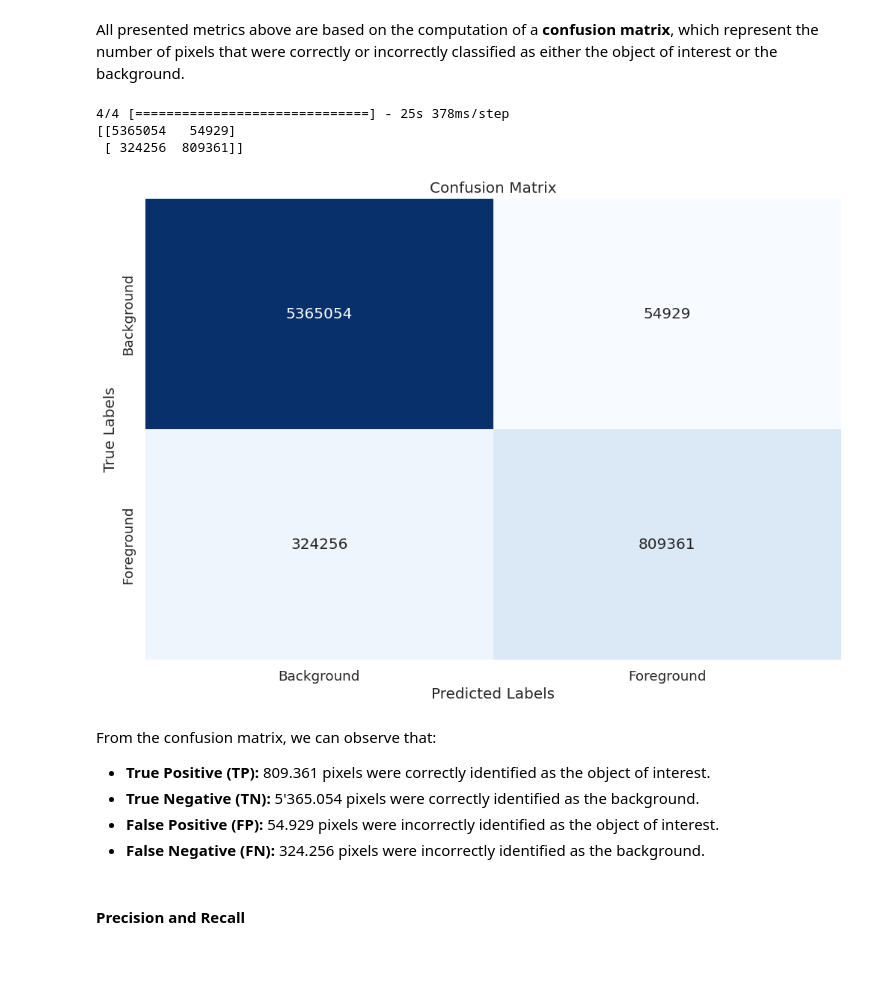
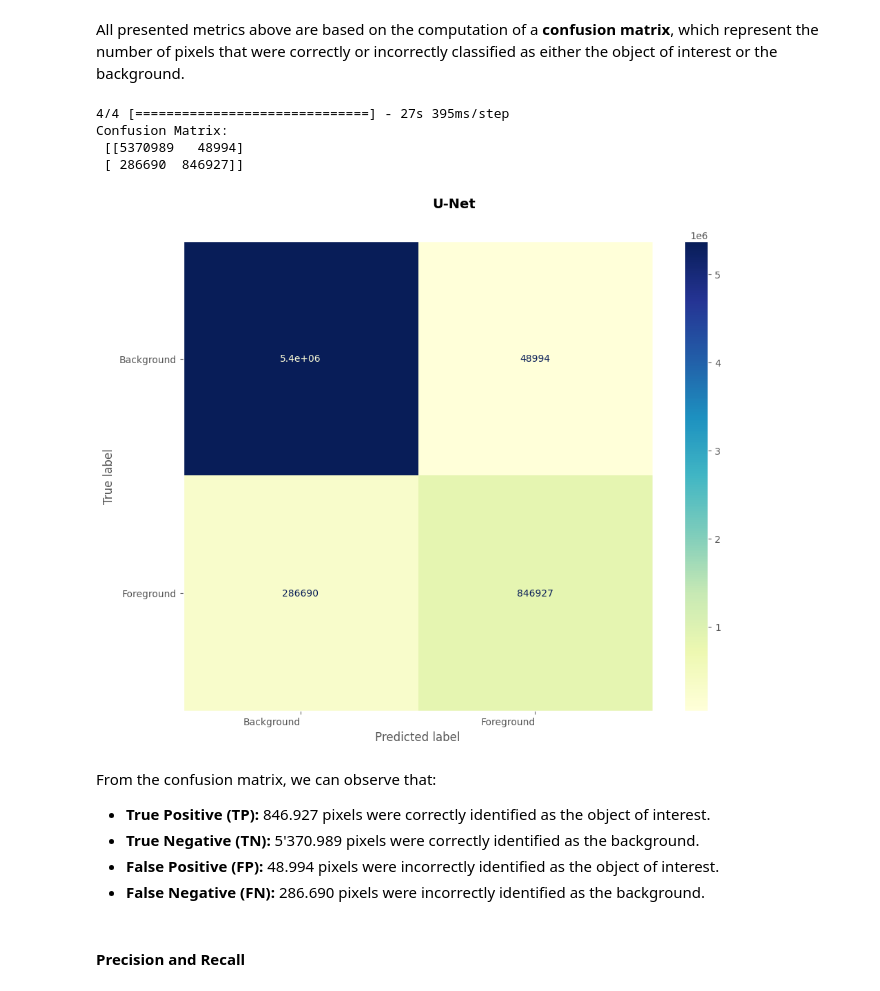
Before and after one commit to natalialopezg/Monografia-EACD, a Jupyter notebook: Polyp_Segmentation_U_Net.ipynb, the cells around one changed output. Saved outputs shown, nothing was run; the diff lists cells and outputs as text; code cells hidden in the pictures; blank space fills up the shorter version.

```diff
--- a/Polyp_Segmentation_U_Net.ipynb
+++ b/Polyp_Segmentation_U_Net.ipynb
@@ -953,45 +957,57 @@ All presented metrics above are based on the computation of a **confusion matrix
 # %%
 test_image = test_images_gen[0]
 test_mask = test_masks_gen[0]
 
 # Generate predictions for the test image
 prediction = loaded_model.predict(test_image)
 
 # Threshold the prediction to obtain the binary mask
 binary_prediction = (prediction > 0.5).astype(np.uint8)
 
 # Convert masks to 1D arrays and flatten them
 test_mask_flat = test_mask.ravel()
 binary_prediction_flat = binary_prediction.ravel()
 
 # Convert binary masks to binary labels (0 or 1)
-test_mask_labels = (test_mask_flat > 0).astype(np.uint8)
-binary_prediction_labels = (binary_prediction_flat > 0).astype(np.uint8)
+test_masks_binary = (test_mask_flat > 0).astype(np.uint8)
+segmentations_binary = (binary_prediction_flat > 0).astype(np.uint8)
 
-# Create the confusion matrix
-conf_mat = confusion_matrix(test_mask_labels, binary_prediction_labels)
-print(conf_mat)
+# Flatten the binary masks
+test_masks_flat = tf.reshape(test_masks_binary, [-1])
+segmentations_flat = tf.reshape(segmentations_binary, [-1])
 
-# Plot the confusion matrix as a heatmap
-plt.figure(figsize=(12, 8))
-sns.set(font_scale=1.2)
-sns.heatmap(conf_mat, annot=True, fmt="d", cmap="Blues", cbar=False,
-            xticklabels=["Background", "Foreground"], yticklabels=["Background", "Foreground"])
-plt.xlabel("Predicted Labels")
-plt.ylabel("True Labels")
-plt.title("Confusion Matrix")
+class_names = ["Background", "Foreground"]
+
+# Confusion Matrix
+conf_matrix = confusion_matrix(test_masks_flat, segmentations_flat)
+print("Confusion Matrix:\n", conf_matrix)
+
+# Plot the confusion matrix
+fig, axes = plt.subplots(figsize=(10,8))
+plt.tight_layout()
+plt.subplots_adjust(top=0.9)
+
+disp = ConfusionMatrixDisplay(confusion_matrix=conf_matrix, display_labels=class_names)
+disp.plot(cmap=plt.cm.YlGnBu, ax=axes)
+disp.ax_.grid(False)
+
+plt.setp(disp.ax_.get_yticklabels(), rotation=0, ha="right", rotation_mode="anchor", fontsize=10)
+plt.setp(disp.ax_.get_xticklabels(), rotation=0, ha="right", rotation_mode="anchor", fontsize=10)
+disp.figure_.suptitle("U-Net", fontsize=14, weight='bold')
+
 plt.show()
 # %% [output]
-4/4 [==============================] - 25s 378ms/step
-[[5365054   54929]
- [ 324256  809361]]
+4/4 [==============================] - 27s 395ms/step
+Confusion Matrix:
+ [[5370989   48994]
+ [ 286690  846927]]
-[figure, old version]
+[figure, new version]
 # %% [markdown]
 From the confusion matrix, we can observe that:
-- **True Positive (TP):** 809.361 pixels were correctly identified as the object of interest.
-- **True Negative (TN):** 5'365.054 pixels were correctly identified as the background.
-- **False Positive (FP):** 54.929 pixels were incorrectly identified as the object of interest.
-- **False Negative (FN):** 324.256 pixels were incorrectly identified as the background.
+- **True Positive (TP):** 846.927 pixels were correctly identified as the object of interest.
+- **True Negative (TN):** 5'370.989 pixels were correctly identified as the background.
+- **False Positive (FP):** 48.994 pixels were incorrectly identified as the object of interest.
+- **False Negative (FN):** 286.690 pixels were incorrectly identified as the background.
 # %% [markdown]
 <a name="precision-and-recall"></a>
 #### Precision and Recall
```
Also changed, not shown: parts of 13 cells of this notebook.
